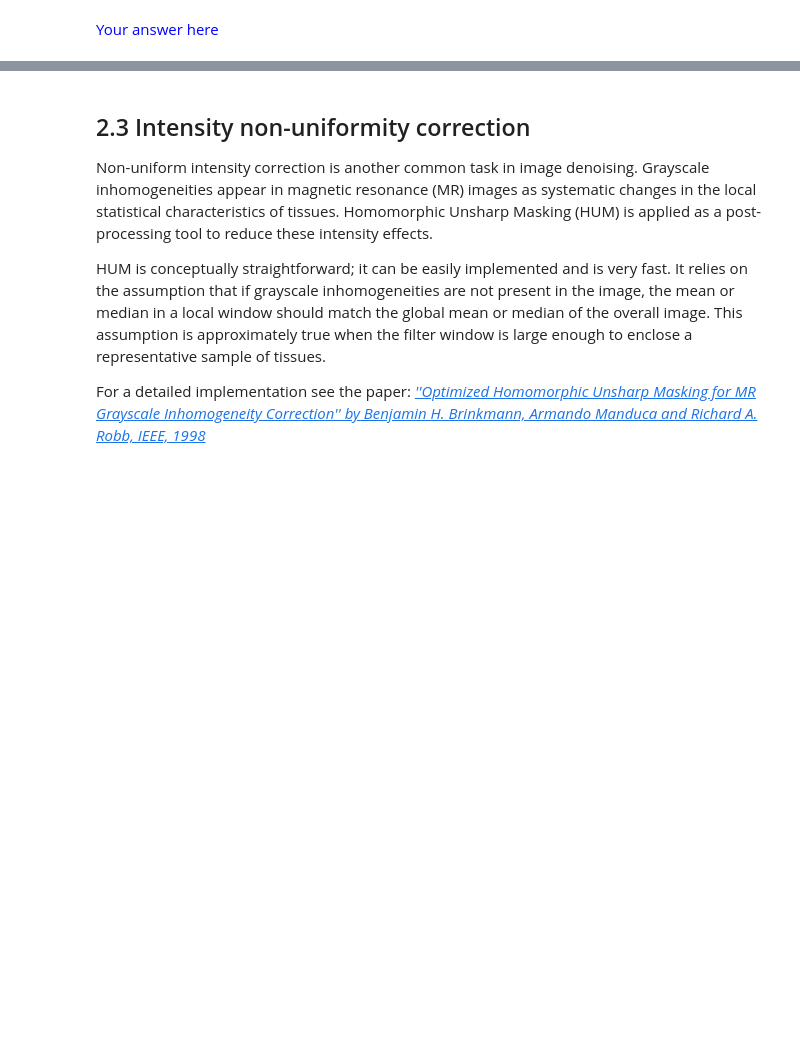
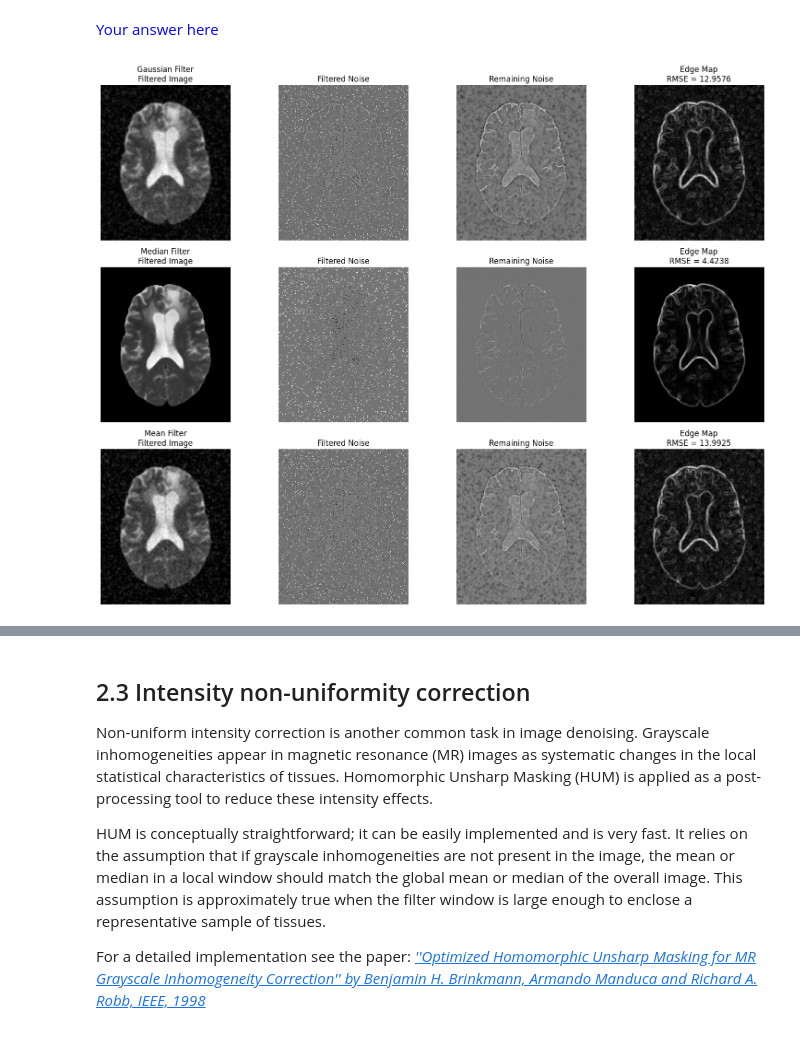
Before and after one commit to noco04-ugent/Practicum_3, a Jupyter notebook: ImageProcessing_I.ipynb, the cells around one changed output, grey strips where cells are left out. Cells and saved outputs as stored; diff of their text form; code cells hidden in the pictures; blank space fills up the shorter version.

```diff
--- a/ImageProcessing_I.ipynb
+++ b/ImageProcessing_I.ipynb
@@ -301,0 +300,83 @@ from sklearn.metrics import root_mean_squared_error as rmse
+# %%
+# your code here
+
+# Paths to the images
+path_T2 = "/content/Practicum_3/Images/T2.nii.gz"
+path_noise = "/content/Practicum_3/Images/SP.nii.gz"
+
+
+# --- 1. Read and convert the images ---
+img_T2 = sitk.ReadImage(path_T2)
+img_SP = sitk.ReadImage(path_noise)
+
+arr_T2 = sitk.GetArrayFromImage(img_T2)
+arr_SP = sitk.GetArrayFromImage(img_SP)
+
+# Use the same slice index as in Exercise 1 ==> so the middle slice
+slice_idx = arr_T2.shape[0] // 2
+
+# --- 2. Gaussian filtering ---
+gaussian_filtered = ndimage.gaussian_filter(arr_SP, sigma=1)
+gaussian_noise_removed = arr_SP - gaussian_filtered
+gaussian_remaining_noise = arr_T2 - gaussian_filtered
+gaussian_rmse = rmse(arr_T2.flatten(), gaussian_filtered.flatten())
+
+# --- 3. Median filtering (3x3x3 kernel) ---
+median_filtered = ndimage.median_filter(arr_SP, size=3)
+median_noise_removed = arr_SP - median_filtered
+median_remaining_noise = arr_T2 - median_filtered
+median_rmse = rmse(arr_T2.flatten(), median_filtered.flatten())
+
+# --- 4. Mean filtering (3x3x3 kernel) ---
+kernel = np.ones((3, 3, 3)) / 27
+mean_filtered = ndimage.convolve(arr_SP, kernel)
+mean_noise_removed = arr_SP - mean_filtered
+mean_remaining_noise = arr_T2 - mean_filtered
+mean_rmse = rmse(arr_T2.flatten(), mean_filtered.flatten())
+
+# --- 5. Edge maps (Prewitt) ---
+edge_gaussian = prewitt(gaussian_filtered[slice_idx])
+edge_median   = prewitt(median_filtered[slice_idx])
+edge_mean     = prewitt(mean_filtered[slice_idx])
+
+# --- 6. Visualization: 3x4 subplot grid ---
+fig, axes = plt.subplots(3, 4, figsize=(16, 12))
+
+methods = ["Gaussian Filter", "Median Filter", "Mean Filter"]
+filtered_images = [gaussian_filtered, median_filtered, mean_filtered]
+filtered_noise = [gaussian_noise_removed, median_noise_removed, mean_noise_removed]
+remaining_noise = [gaussian_remaining_noise, median_remaining_noise, mean_remaining_noise]
+edges = [edge_gaussian, edge_median, edge_mean]
+rmses = [gaussian_rmse, median_rmse, mean_rmse]
+
+for i in range(3):
+    # Filtered image
+    axes[i, 0].imshow(filtered_images[i][slice_idx], cmap='gray')
+    axes[i, 0].set_title(f"{methods[i]}\nFiltered Image")
+    axes[i, 0].axis('off')
+
+    # Filtered noise
+    axes[i, 1].imshow(filtered_noise[i][slice_idx], cmap='gray')
+    axes[i, 1].set_title("Filtered Noise")
+    axes[i, 1].axis('off')
+
+    # Remaining noise
+    axes[i, 2].imshow(remaining_noise[i][slice_idx], cmap='gray')
+    axes[i, 2].set_title("Remaining Noise")
+    axes[i, 2].axis('off')
+
+    # Edge map + RMSE
+    axes[i, 3].imshow(edges[i], cmap='gray')
+    axes[i, 3].set_title(f"Edge Map\nRMSE = {rmses[i]:.4f}")
+    axes[i, 3].axis('off')
+
+plt.tight_layout()
+plt.show()
+
+# --- 7. Optional: print RMSE summary ---
+print("RMSE values:")
+print(f"  Gaussian: {gaussian_rmse:.4f}")
+print(f"  Median:   {median_rmse:.4f}")
+print(f"  Mean:     {mean_rmse:.4f}")
+# %% [output]
+[figure, added]
```
Also changed, not shown: parts of 5 cells of this notebook.
